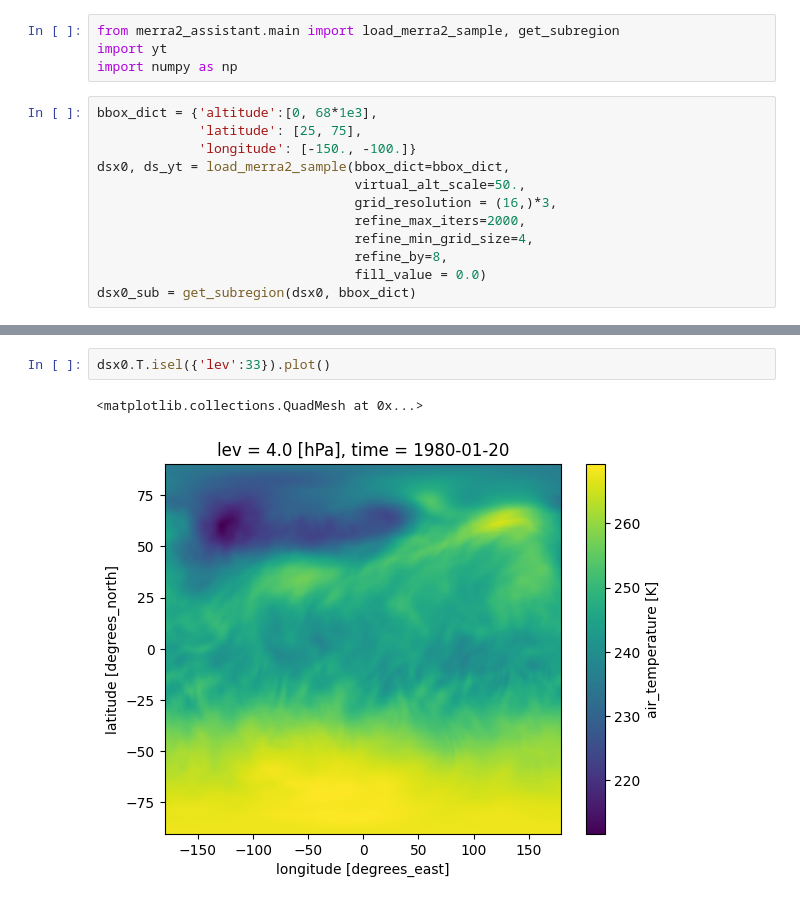
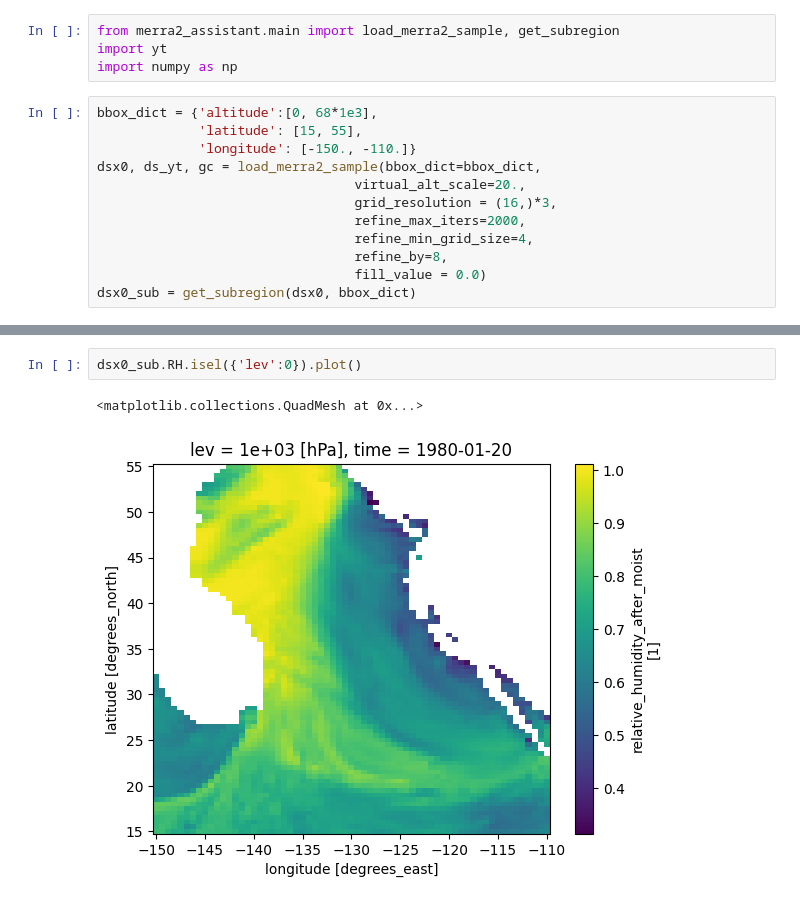
Before and after one commit to data-exp-lab/yt_xarray_NASA_SMD_2024, a Jupyter notebook: code/merra2-embedded-H-interp.ipynb, the cells around one changed output, grey strips where cells are left out. Saved outputs shown, nothing was run; the diff lists cells and outputs as text.

Commit message:
updating merra2 vr

```diff
--- a/code/merra2-embedded-H-interp.ipynb
+++ b/code/merra2-embedded-H-interp.ipynb
@@ -4,10 +4,10 @@ import yt
 import numpy as np
 # %%
 bbox_dict = {'altitude':[0, 68*1e3],
-             'latitude': [25, 75],
-             'longitude': [-150., -100.]}
-dsx0, ds_yt = load_merra2_sample(bbox_dict=bbox_dict,
-                                 virtual_alt_scale=50.,
+             'latitude': [15, 55],
+             'longitude': [-150., -110.]}
+dsx0, ds_yt, gc = load_merra2_sample(bbox_dict=bbox_dict,
+                                 virtual_alt_scale=20.,
                                  grid_resolution = (16,)*3,
                                  refine_max_iters=2000,
                                  refine_min_grid_size=4,
@@ -31,5 +26,5 @@ dsx0.QV.isel({'lev':20}).plot()
 # %%
-dsx0.T.isel({'lev':33}).plot()
+dsx0_sub.RH.isel({'lev':0}).plot()
 # %% [output]
 <matplotlib.collections.QuadMesh at 0x...>
-[figure, old version]
+[figure, new version]
```
Also changed, not shown: parts of 25 cells of this notebook, 5 other files.
